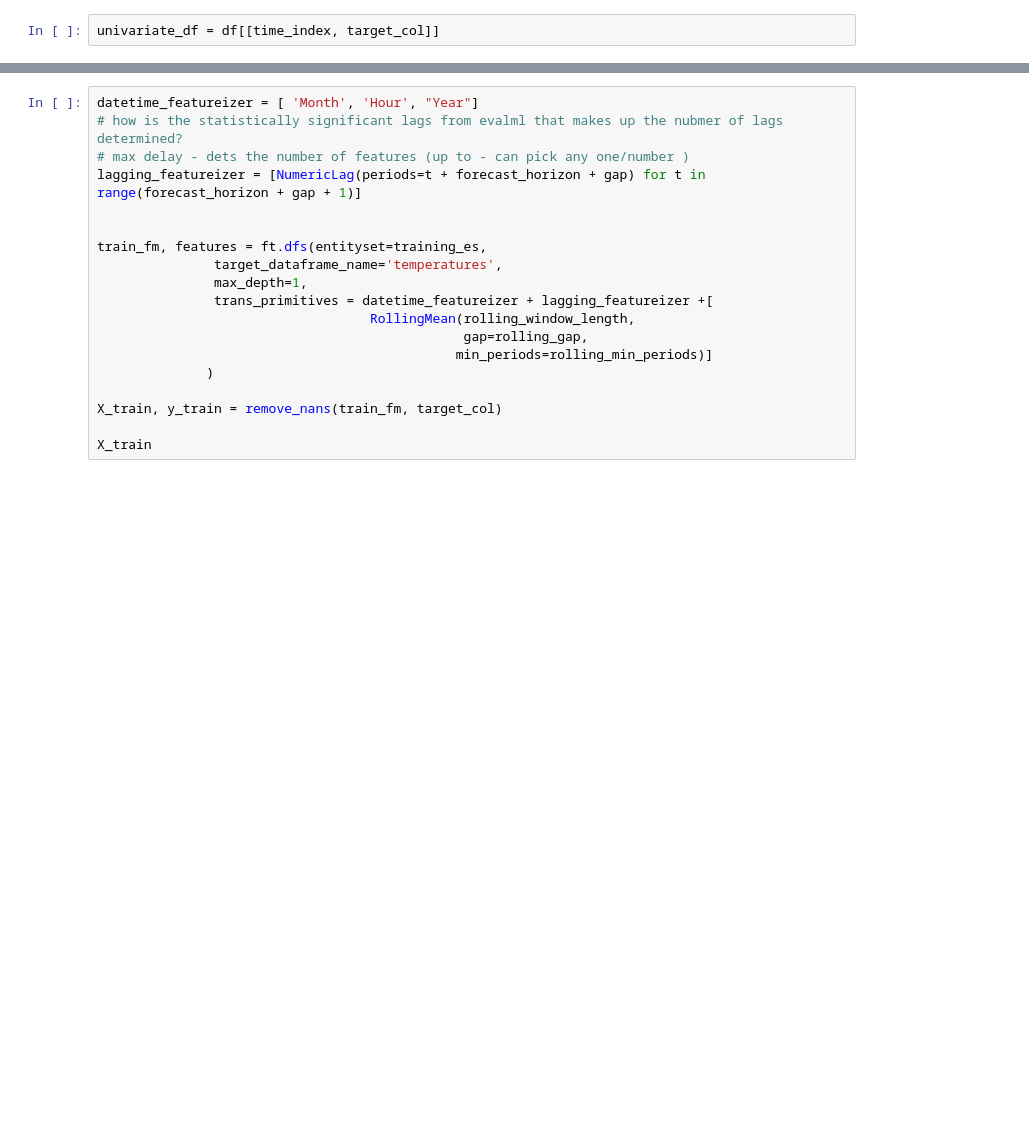
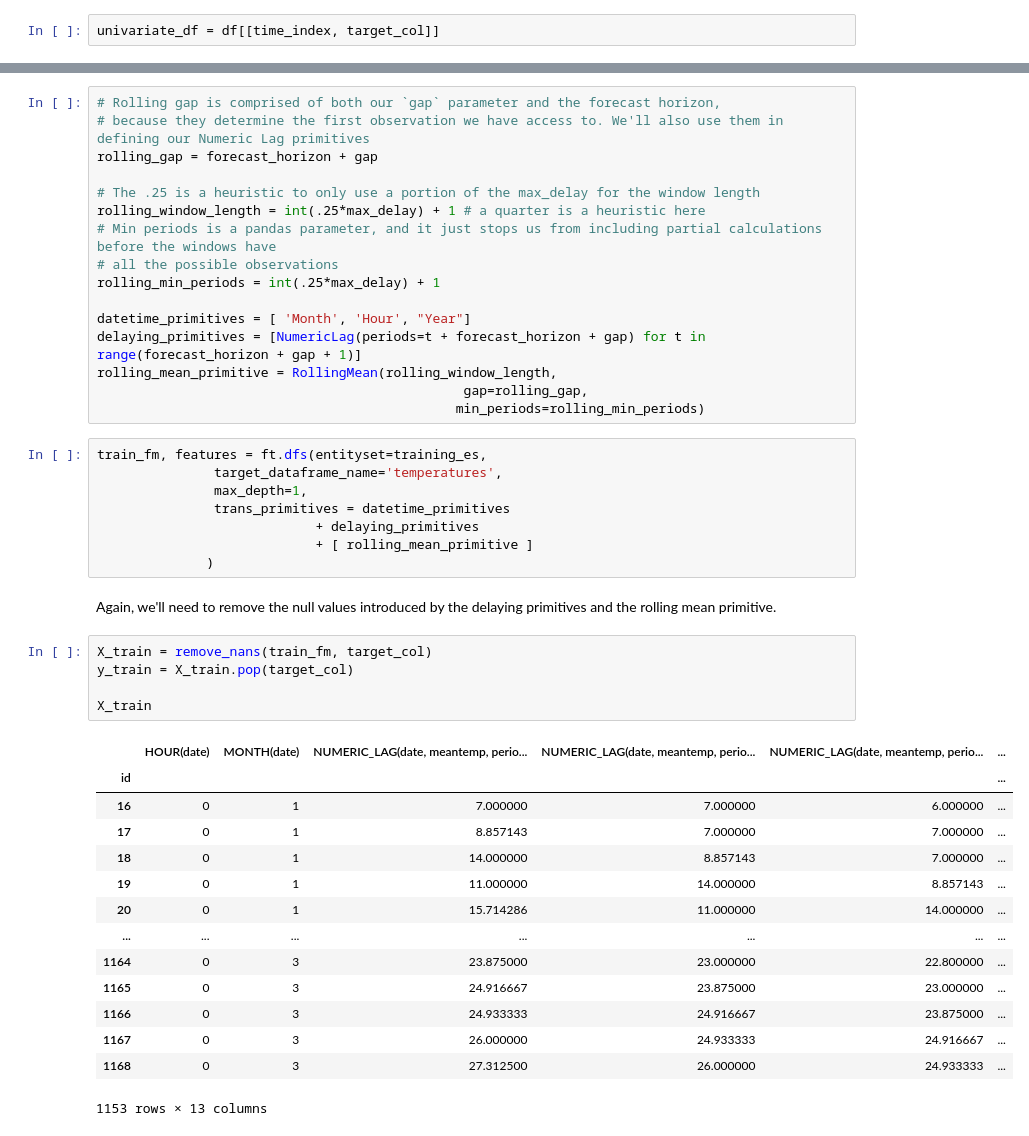
Before and after one commit to alteryx/open_source_demos, a Jupyter notebook: predict-daily-temperature/Temperature-Demo.ipynb, the cells around one changed output, grey strips where cells are left out. Saved outputs shown, nothing was run; the diff lists cells and outputs as text; blank space fills up the shorter version.

```diff
--- a/predict-daily-temperature/Temperature-Demo.ipynb
+++ b/predict-daily-temperature/Temperature-Demo.ipynb
@@ -160,19 +244,46 @@ test_es.add_dataframe(test_data.copy(),
+# %%
+# Rolling gap is comprised of both our `gap` parameter and the forecast horizon,
+# because they determine the first observation we have access to. We'll also use them in defining our Numeric Lag primitives
+rolling_gap = forecast_horizon + gap
+
+# The .25 is a heuristic to only use a portion of the max_delay for the window length
+rolling_window_length = int(.25*max_delay) + 1 # a quarter is a heuristic here
+# Min periods is a pandas parameter, and it just stops us from including partial calculations before the windows have
+# all the possible observations
+rolling_min_periods = int(.25*max_delay) + 1
+
+datetime_primitives = [ 'Month', 'Hour', "Year"]
+delaying_primitives = [NumericLag(periods=t + forecast_horizon + gap) for t in range(forecast_horizon + gap + 1)]
+rolling_mean_primitive = RollingMean(rolling_window_length,
+                                               gap=rolling_gap,
+                                              min_periods=rolling_min_periods)
 # %%
-datetime_featureizer = [ 'Month', 'Hour', "Year"]
-# how is the statistically significant lags from evalml that makes up the nubmer of lags determined?
-# max delay - dets the number of features (up to - can pick any one/number )
-lagging_featureizer = [NumericLag(periods=t + forecast_horizon + gap) for t in range(forecast_horizon + gap + 1)]
-
-
 train_fm, features = ft.dfs(entityset=training_es,
                target_dataframe_name='temperatures',
                max_depth=1,
-               trans_primitives = datetime_featureizer + lagging_featureizer +[
-                                   RollingMean(rolling_window_length,
-                                               gap=rolling_gap,
-                                              min_periods=rolling_min_periods)]
+               trans_primitives = datetime_primitives
+                            + delaying_primitives
+                            + [ rolling_mean_primitive ]
               )
-
-X_train, y_train = remove_nans(train_fm, target_col)
-
-X_train
+# %% [markdown]
+Again, we'll need to remove the null values introduced by the delaying primitives and the rolling mean primitive.
+# %%
+X_train = remove_nans(train_fm, target_col)
+y_train = X_train.pop(target_col)
+
+X_train
+# %% [output]
+|  | HOUR(date) | MONTH(date) | NUMERIC_LAG(date, meantemp, perio... | NUMERIC_LAG(date, meantemp, perio... | NUMERIC_LAG(date, meantemp, perio... | ... |
+| id |  |  |  |  |  | ... |
+| 16 | 0 | 1 | 7.000000 | 7.000000 | 6.000000 | ... |
+| 17 | 0 | 1 | 8.857143 | 7.000000 | 7.000000 | ... |
+| 18 | 0 | 1 | 14.000000 | 8.857143 | 7.000000 | ... |
+| 19 | 0 | 1 | 11.000000 | 14.000000 | 8.857143 | ... |
+| 20 | 0 | 1 | 15.714286 | 11.000000 | 14.000000 | ... |
+| ... | ... | ... | ... | ... | ... | ... |
+| 1164 | 0 | 3 | 23.875000 | 23.000000 | 22.800000 | ... |
+| 1165 | 0 | 3 | 24.916667 | 23.875000 | 23.000000 | ... |
+| 1166 | 0 | 3 | 24.933333 | 24.916667 | 23.875000 | ... |
+| 1167 | 0 | 3 | 26.000000 | 24.933333 | 24.916667 | ... |
+| 1168 | 0 | 3 | 27.312500 | 26.000000 | 24.933333 | ... |
+1153 rows × 13 columns
```
Also changed, not shown: parts of 40 cells of this notebook.
